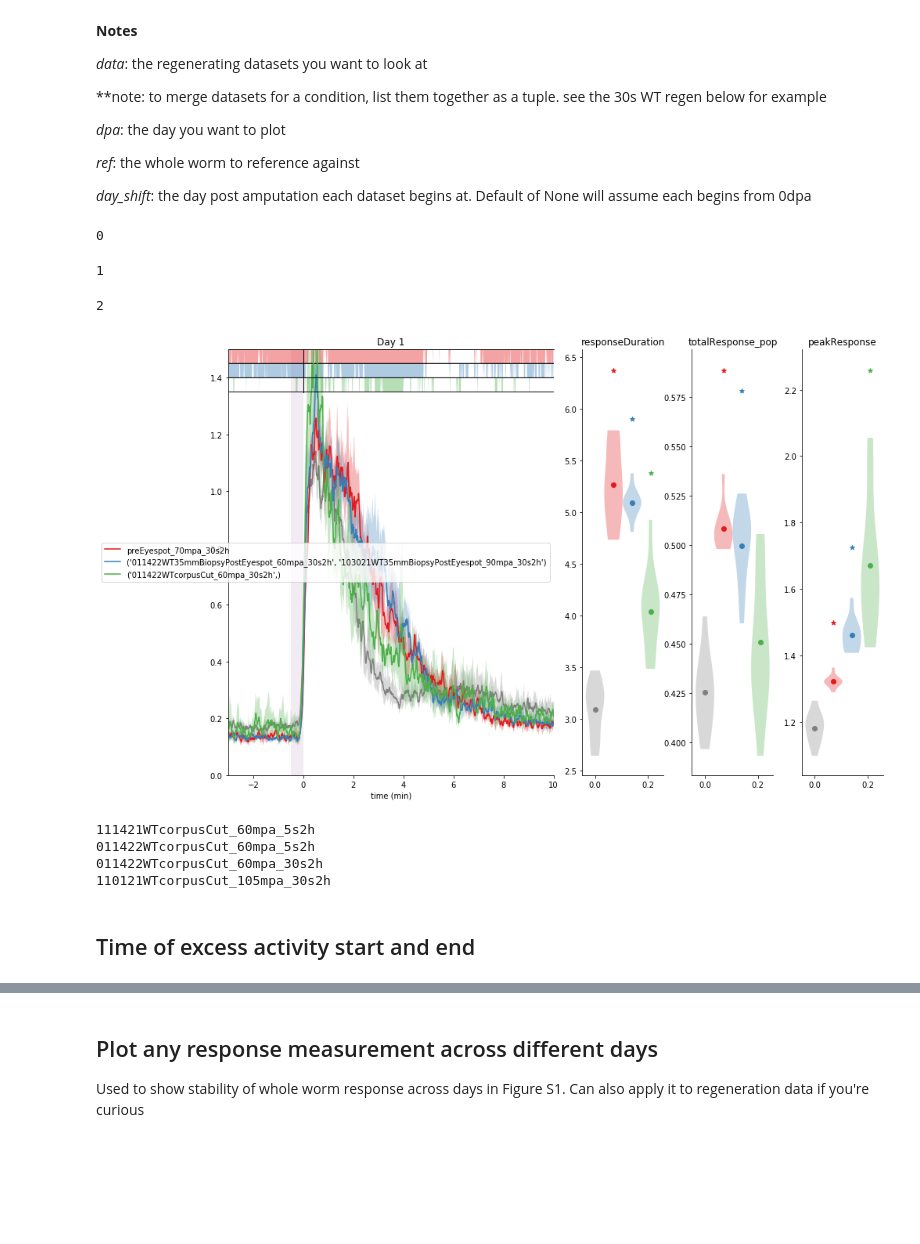
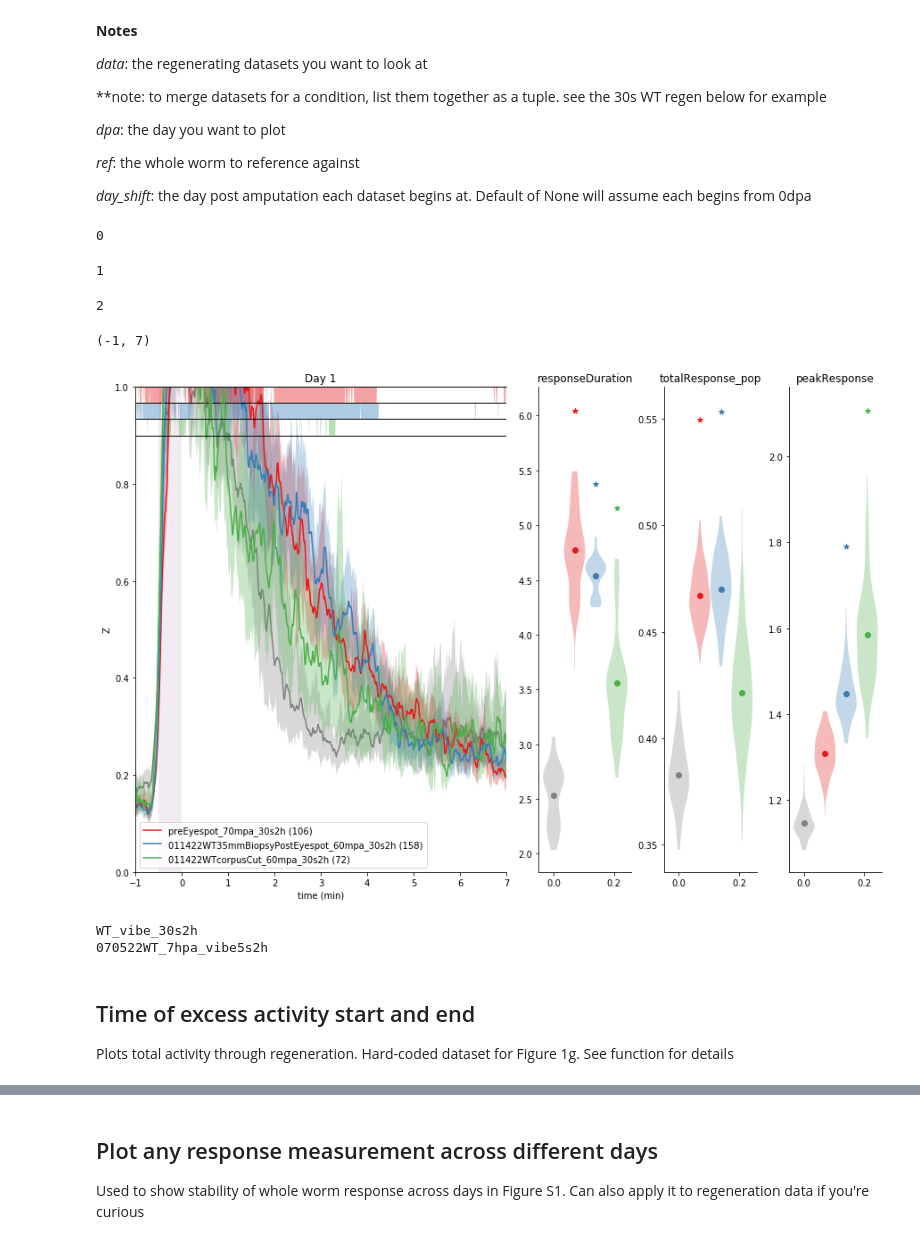
Before and after one commit to samuelbray32/behavior-lite, a Jupyter notebook: publication_regeneration.ipynb, the cells around one changed output, grey strips where cells are left out. Cells and saved outputs as stored; diff of their text form; code cells hidden in the pictures; blank space fills up the shorter version.

```diff
--- a/publication_regeneration.ipynb
+++ b/publication_regeneration.ipynb
@@ -99,19 +106,24 @@ _ref_: the whole worm to reference against
 _day_shift_: the day post amputation each dataset begins at. Default of None will assume each begins from 0dpa
 # %%
 from tools.results_regeneration import regen_single_day
-data = ['pc2_30s2h',('standard_30s2h','1002_78hpa_30s2h')]
-day_shift = [0,(0,3)]
-# data = ['pc2_5s2h',('standard_5s2h','110521WT_72hpa_5s2h')]
-dpa=4
+data = ['pc2_30s2h',('standard_30s2h','1002_78hpa_30s2h','081222WT_6hpa_30s2h','081922cntrl_72hpa_30s2h')]
+data = ['pc2_5s2h',('standard_5s2h','110521WT_72hpa_5s2h','081222WT_6hpa_5s2h')]
+day_shift = [0,(0,3,0,3)]
+dpa=6
 data=['preEyespot_70mpa_30s2h',
       ('011422WT35mmBiopsyPostEyespot_60mpa_30s2h','103021WT35mmBiopsyPostEyespot_90mpa_30s2h'),
       ('011422WTcorpusCut_60mpa_30s2h',)]
 day_shift=[0,(0,0),(0,0)]
 dpa=1
 
-fig, ax = regen_single_day(data,dpa=dpa,n_boot=1e1,conf_interval=99,ylim=(0,1.5),day_shift=day_shift)
+# data = ['standard_30s2h','1002_78hpa_30s2h']
+# day_shift=[0,3]
+# dpa=7
+fig, ax = regen_single_day(data,dpa=dpa,n_boot=1e2,conf_interval=99,ylim=(0,1.),day_shift=day_shift)
+ax[0].set_xlim(-1,7)
 # %% [output]
 0
 1
 2
+(-1, 7)
-[figure, old version]
+[figure, new version]
@@ -120,16 +130,16 @@ fig.savefig('plots/injuries_1dpa.svg')
 # %%
+#Use this to see exact data names :)
 import pickle
 with open ('data/LDS_response_regen.pickle','rb') as f:
     result = pickle.load(f)
 
-interest = 'corpus'
+interest = 'vibe'
 for i in result.keys():
     if interest in i: print(i)
 # %% [output]
-111421WTcorpusCut_60mpa_5s2h
-011422WTcorpusCut_60mpa_5s2h
-011422WTcorpusCut_60mpa_30s2h
-110121WTcorpusCut_105mpa_30s2h
+WT_vibe_30s2h
+070522WT_7hpa_vibe5s2h
 # %% [markdown]
 ## Time of excess activity start and end
+Plots total activity through regeneration. Hard-coded dataset for Figure 1g. See function for details
 # %%
```
Also changed, not shown: parts of 9 cells of this notebook, 9 other files.
